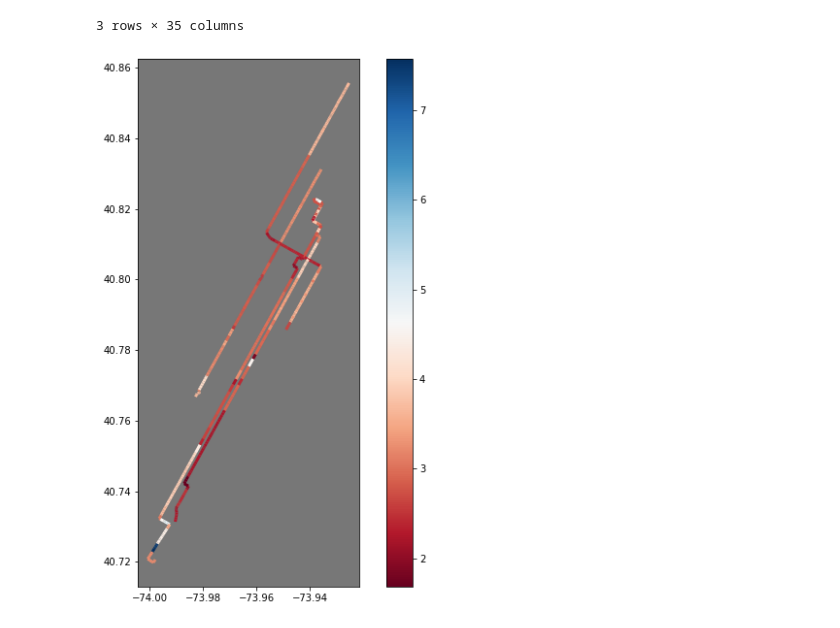
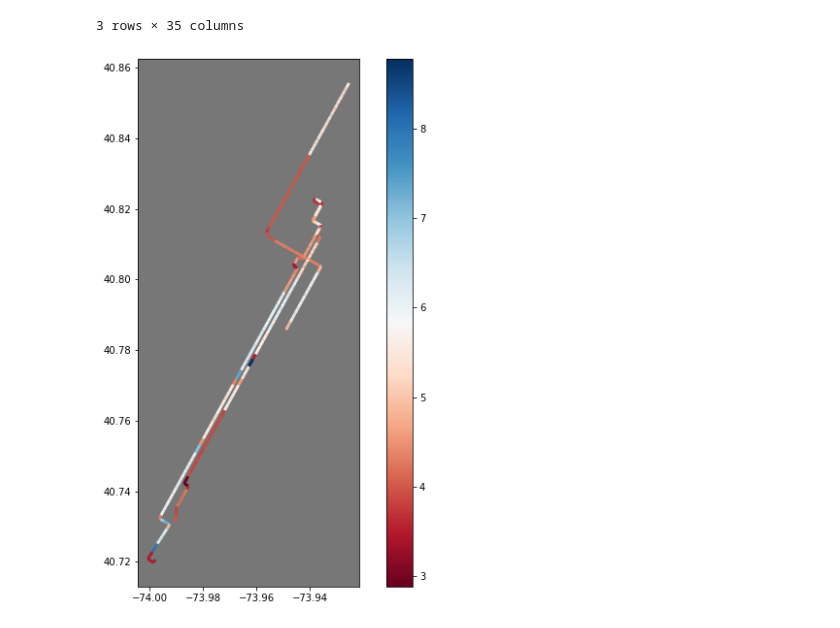
Before and after one commit to cpcarey/nyu-cusp-mlc-bus, a Jupyter notebook: src/notebooks/0200_create_ip.ipynb, the cells around one changed output. Cells and saved outputs as stored; diff of their text form; code cells hidden in the pictures.

```diff
--- a/src/notebooks/0200_create_ip.ipynb
+++ b/src/notebooks/0200_create_ip.ipynb
@@ -117,17 +117,17 @@ nx.set_edge_attributes(all_routes_mg, avg_speed_attr_dict)
 all_nodes_gdf = graph_to_node_gdf(all_routes_mg)
 all_edges_gdf = graph_to_edge_gdf(all_routes_mg)
 # %%
-edges = ((edge[0], edge[1]) for edge in all_routes_mg.edges(data=True) if 'speeds_1' in edge[2])
+edges = ((edge[0], edge[1]) for edge in all_routes_mg.edges(data=True) if 'speeds_0' in edge[2])
 speed_mg = all_routes_mg.edge_subgraph(edges)
 nx.set_edge_attributes(speed_mg, avg_speed_attr_dict)
 # %%
 speed_edges_gdf = graph_to_edge_gdf(speed_mg)
 # %%
 fig, ax = plt.subplots(figsize=(10, 10))
-speed_edges_gdf.plot(ax=ax, column='speeds_1', cmap='RdBu', zorder=2, linewidth=3, legend=True)
+speed_edges_gdf.plot(ax=ax, column='speeds_0', cmap='RdBu', zorder=2, linewidth=3, legend=True)
 ax.set_facecolor('#777')
 # %% [output]
-[figure, old version]
+[figure, new version]
 # %%
 trip_mg = speed_mg
 nx.set_edge_attributes(trip_mg, all_trip_attr_dict)
```
Also changed, not shown: parts of 11 cells of this notebook, 1 other file.
